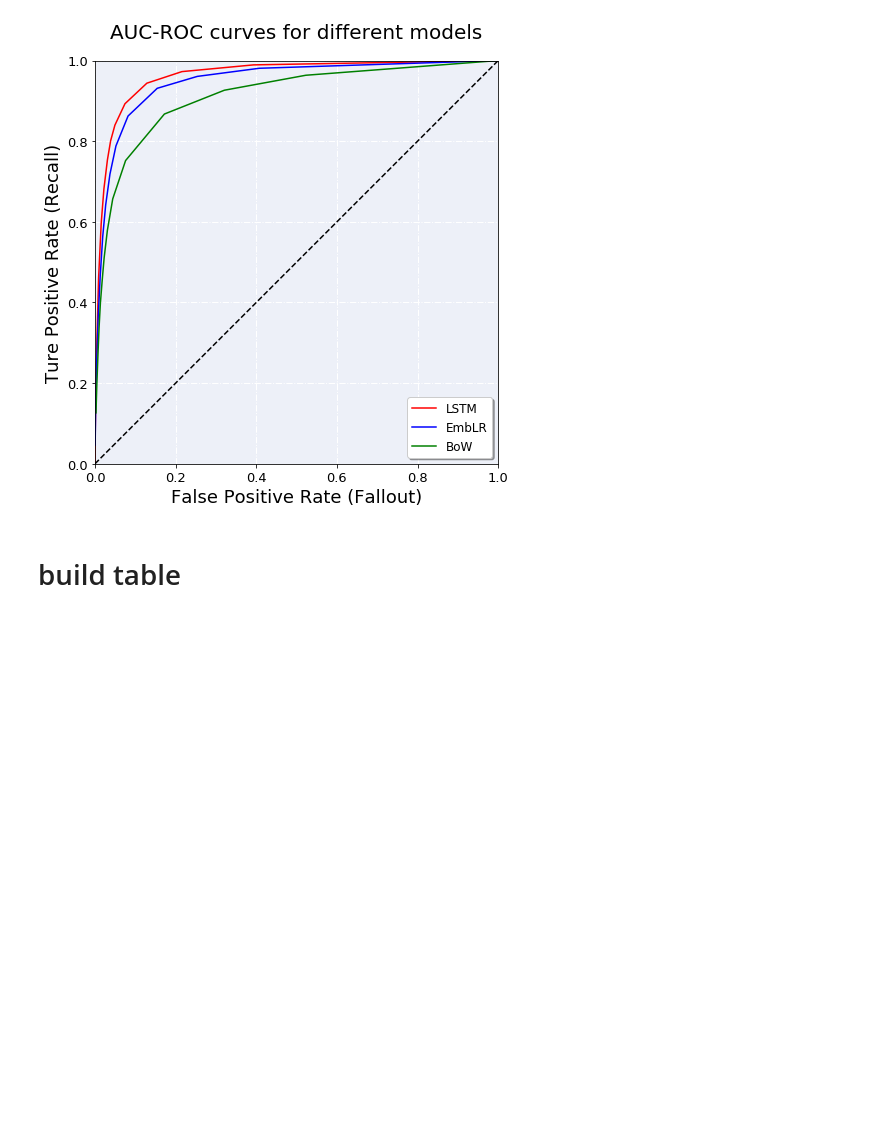
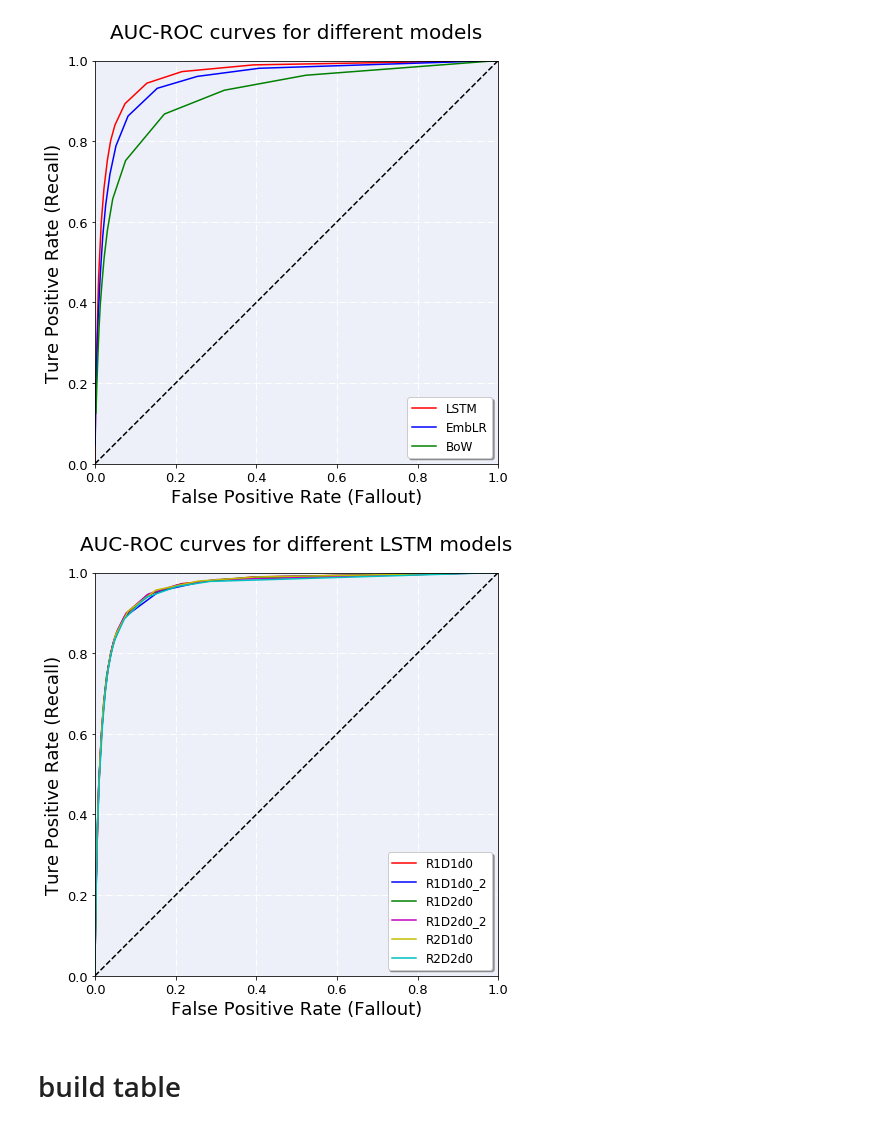
Before and after one commit to xyli1905/detoxic, a Jupyter notebook: results/results.ipynb, the cells around one changed output. Cells and saved outputs as stored; diff of their text form; code cells hidden in the pictures; blank space fills up the shorter version.

```diff
--- a/results/results.ipynb
+++ b/results/results.ipynb
@@ -145,3 +176,12 @@ plot_3_AUC(R1D1d0_fallout, R1D1d0_recall, EmbLR_fallout, EmbLR_recall, BoW_fallo
+# %%
+plot_6_AUC(R1D1d0_fallout, R1D1d0_recall, \
+           R1D1d0_2_fallout, R1D1d0_2_recall, \
+           R1D2d0_fallout, R1D2d0_recall, \
+           R1D2d0_2_fallout, R1D2d0_2_recall, \
+           R2D1d0_fallout, R2D1d0_recall, \
+           R2D2d0_fallout, R2D2d0_recall)
+# %% [output]
+[figure, added]
 # %% [markdown]
 # build table
 # %%
```
Also changed, not shown: parts of 18 cells of this notebook, 1 other file.
